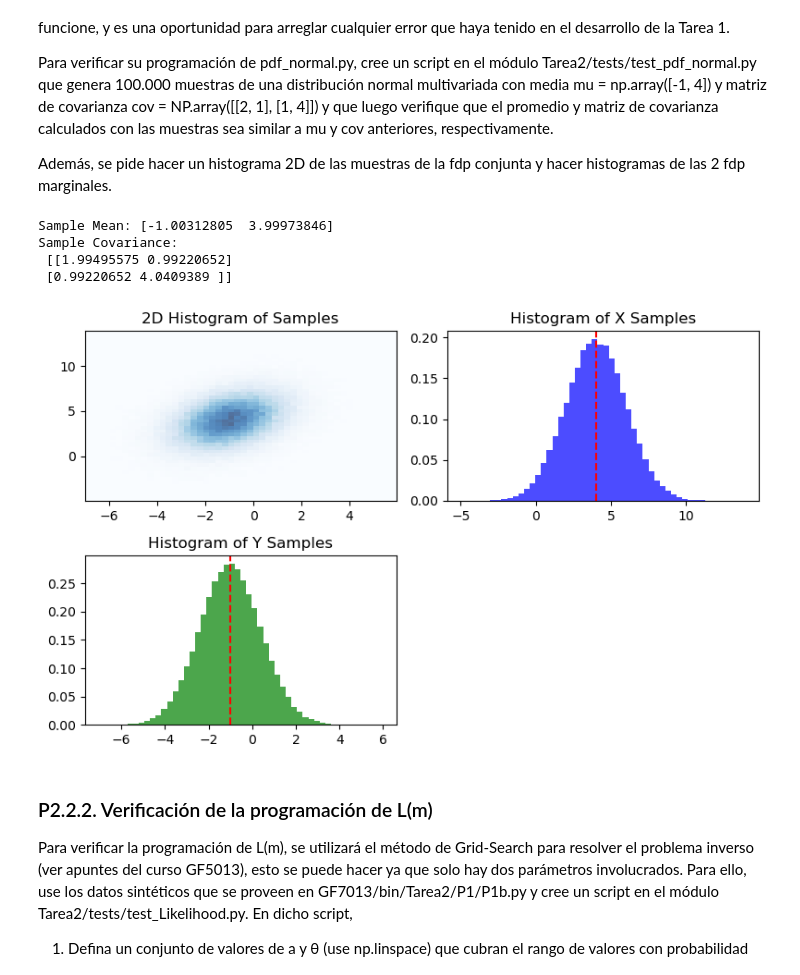
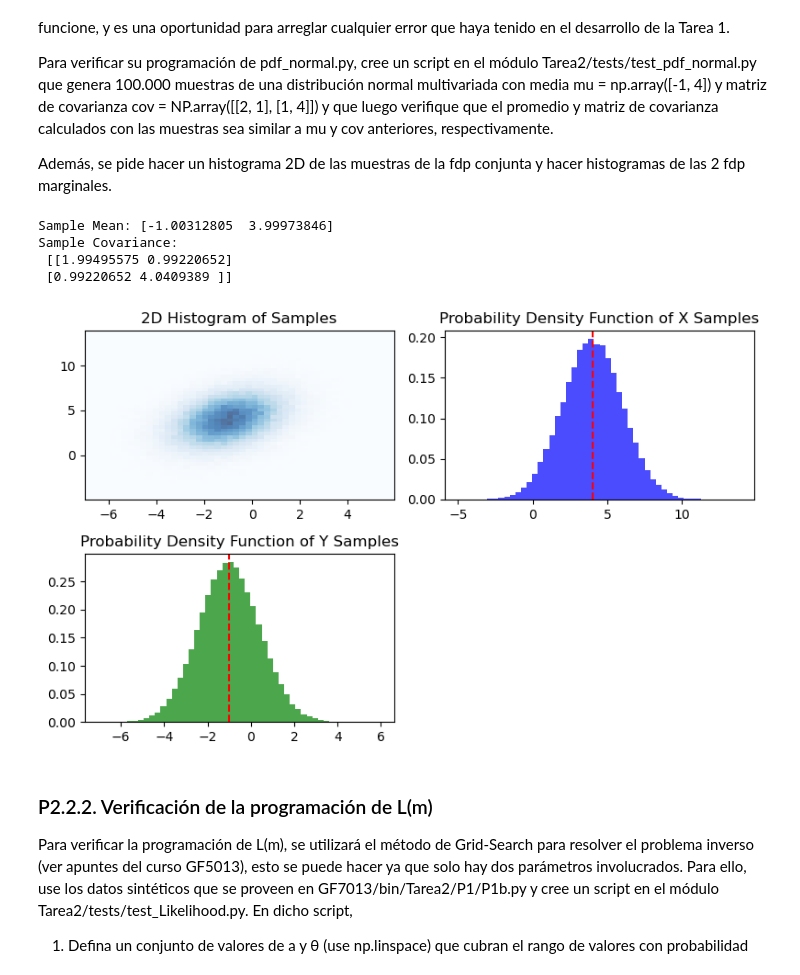
Before and after one commit to alexvillarroel/Metodos-inversos-avanzados, a Jupyter notebook: GF7013/bin/Tarea2/Informe_Tarea2.ipynb, the cells around one changed output. Drawn from its saved outputs; the diff is of its cells as text; code cells hidden in the pictures.

```diff
--- a/GF7013/bin/Tarea2/Informe_Tarea2.ipynb
+++ b/GF7013/bin/Tarea2/Informe_Tarea2.ipynb
@@ -189,36 +191,36 @@ N_samples = 1e5
 mu = np.array([-1, 4])
 cov = np.array([[2, 1], [1, 4]])
 rng = np.random.default_rng(42)  # Para reproducibilidad
 par = {'mu': mu, 'cov': cov}
 
 f_prior = pdf_normal(par, rng=rng)
 samples = f_prior._draw(N_samples)
 
 # Verificar covarianza y media de las muestras
 sample_mean = np.mean(samples, axis=1)
 sample_cov = np.cov(samples)
 print("Sample Mean:", sample_mean)
 print("Sample Covariance:\n", sample_cov)
 
 # Graficar las muestras
 fig, ax = plt.subplots(2, 2, figsize=(8, 5))
 ax[0, 0].hist2d(samples[0], samples[1], bins=50, density=True, cmap='Blues', alpha=0.7)
 ax[0, 0].set_title('2D Histogram of Samples')
 ax[0, 1].hist(samples[1], bins=50, density=True, alpha=0.7, color='blue')
 ax[0, 1].axvline(mu[1], color='red', linestyle='--', label='Mean')
-ax[0, 1].set_title('Histogram of X Samples')
+ax[0, 1].set_title('Probability Density Function of X Samples')
 ax[1, 0].hist(samples[0], bins=50, density=True, alpha=0.7, color='green')
 ax[1, 0].axvline(mu[0], color='red', linestyle='--', label='Mean')
-ax[1, 0].set_title('Histogram of Y Samples')
+ax[1, 0].set_title('Probability Density Function of Y Samples')
 fig.delaxes(ax[1, 1])
 plt.tight_layout()
 plt.show()
 # %% [output]
 Sample Mean: [-1.00312805  3.99973846]
 Sample Covariance:
  [[1.99495575 0.99220652]
  [0.99220652 4.0409389 ]]
-[figure, old version]
+[figure, new version]
 # %% [markdown]
 ### P2.2.2. Verificación de la programación de L(m)
 Para verificar la programación de L(m), se utilizará el método de Grid-Search para resolver el problema inverso (ver apuntes del curso GF5013), esto se puede hacer ya que solo hay dos parámetros involucrados. Para ello, use los datos sintéticos que se proveen en GF7013/bin/Tarea2/P1/P1b.py y cree un script en el módulo
```
Also changed, not shown: parts of 8 cells of this notebook, 1 other file.
